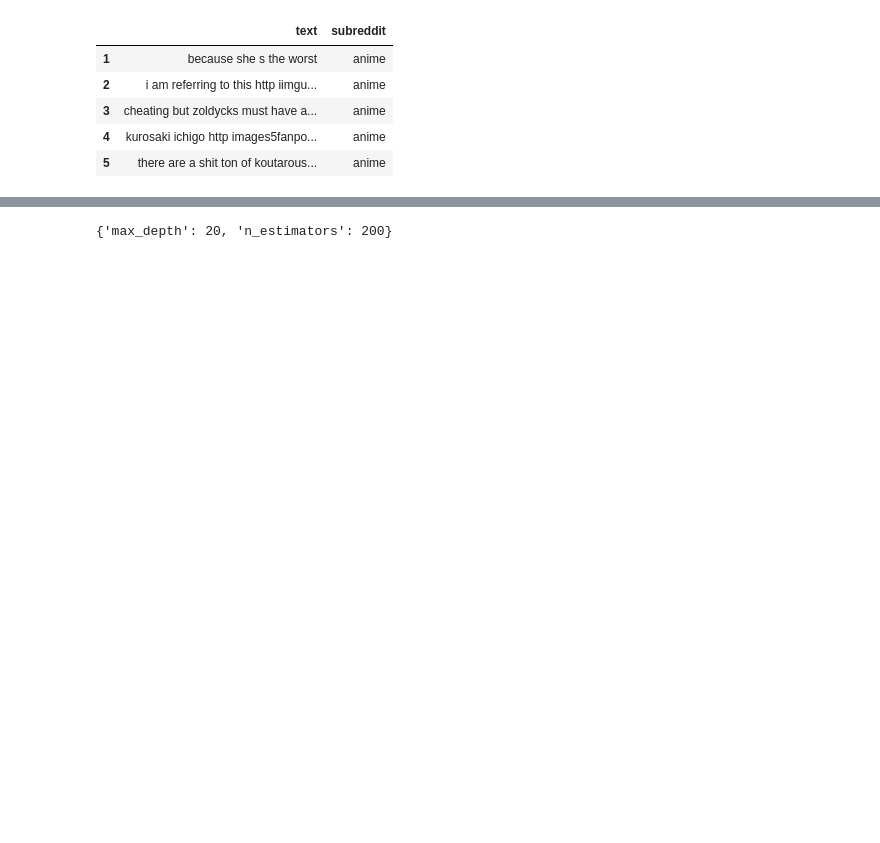
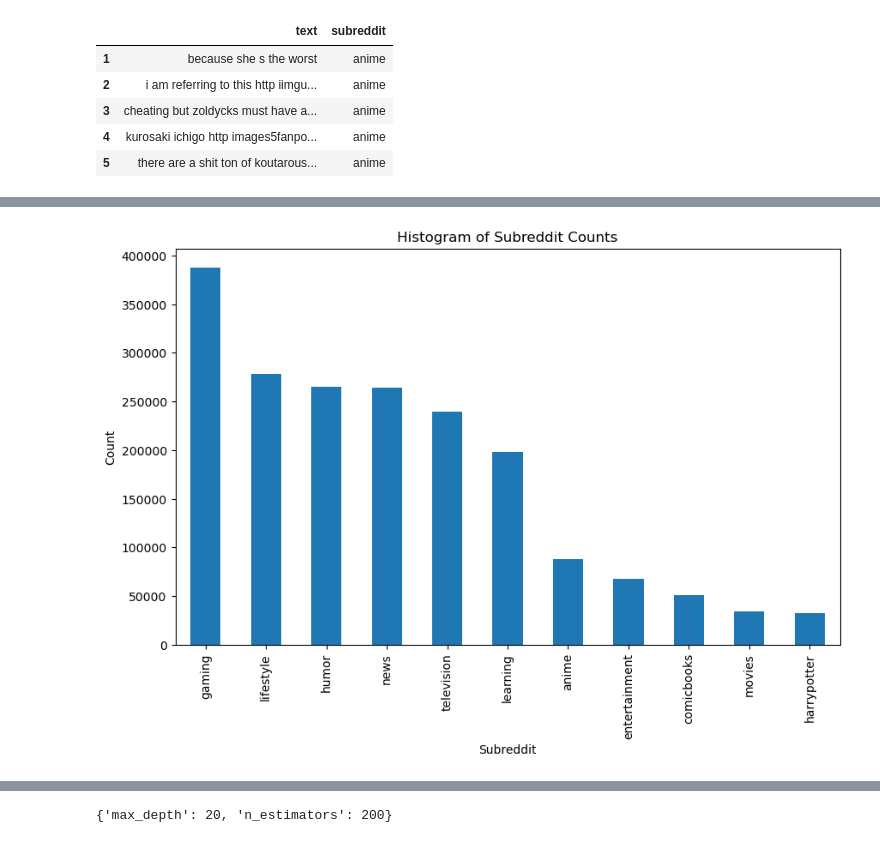
Before and after one commit to AmanBrar11/subreddit-post-classifier, a Jupyter notebook: Subreddit Predictor.ipynb, the cells around one changed output, grey strips where cells are left out. Drawn from its saved outputs; the diff is of its cells as text; code cells hidden in the pictures; blank space fills up the shorter version.

```diff
--- a/Subreddit Predictor.ipynb
+++ b/Subreddit Predictor.ipynb
@@ -121,7 +162,7 @@ def lemmatize_text(text):
     return " ".join([lemmatizer.lemmatize(word) for word in text.split()])
 
 def remove_short_tokens(text):
-    return " ".join([word for word in text.split() if len(word) > 2])
+    return " ".join([word for word in text.split() if len(word) > 3])
 
 df['text'] = df['text'].apply(lemmatize_text)
 df['text'] = df['text'].apply(remove_short_tokens)
@@ -146,0 +192,15 @@ df
+# %%
+import pandas as pd
+import matplotlib.pyplot as plt
+# Count the occurrences of each subreddit
+subreddit_counts = df['subreddit'].value_counts()
+
+# Plotting
+plt.figure(figsize=(10,6))
+subreddit_counts.plot(kind='bar')
+plt.title('Histogram of Subreddit Counts')
+plt.xlabel('Subreddit')
+plt.ylabel('Count')
+plt.show()
+# %% [output]
+[figure, added]
```
Also changed, not shown: parts of 21 cells of this notebook.
